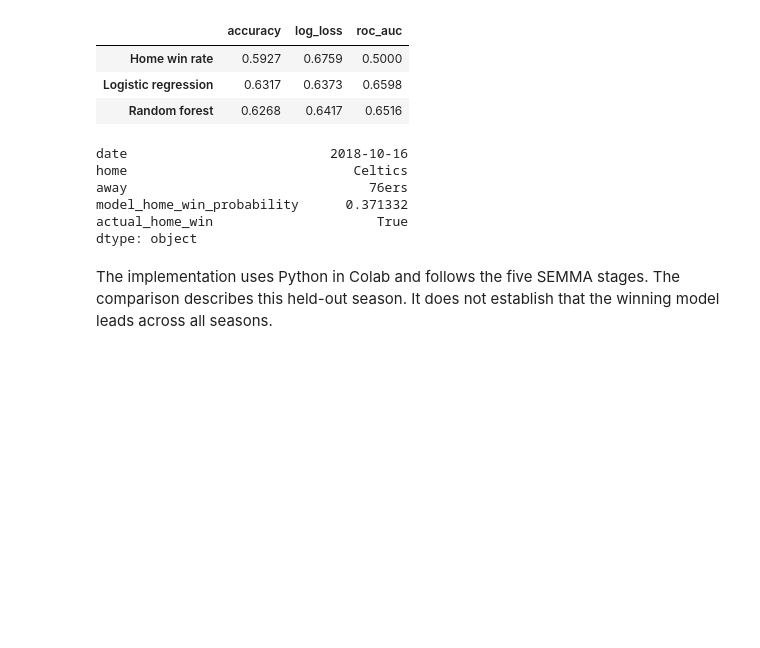
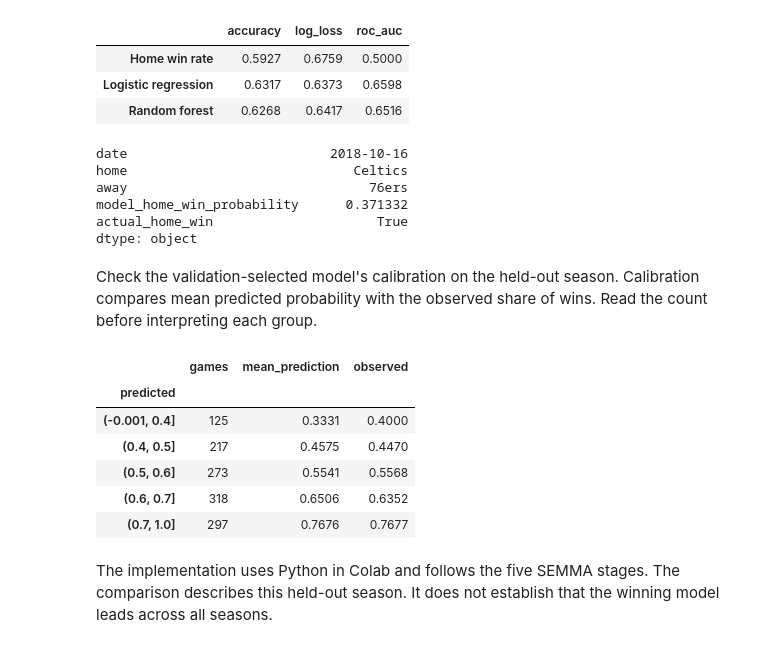
Before and after one commit to isaackimmi/cmpe255-data-mining-process, a Jupyter notebook: semma-nba/notebook.ipynb, the cells around one changed output. Cells and saved outputs as stored; diff of their text form; code cells hidden in the pictures; blank space fills up the shorter version.

```diff
--- a/semma-nba/notebook.ipynb
+++ b/semma-nba/notebook.ipynb
@@ -242,5 +294,20 @@ away                               76ers
 model_home_win_probability      0.371332
 actual_home_win                     True
 dtype: object
+# %% [markdown]
+Check the validation-selected model's calibration on the held-out season. Calibration compares mean predicted probability with the observed share of wins. Read the count before interpreting each group.
+# %%
+assessment_probability = models[selected].predict_proba(test[FEATURES])[:, 1]
+calibration = pd.DataFrame({"predicted": assessment_probability, "home_won": test[target].to_numpy()})
+bins = pd.cut(calibration.predicted, [0, .4, .5, .6, .7, 1], include_lowest=True)
+display(calibration.groupby(bins, observed=True).agg(games=("home_won", "size"), mean_prediction=("predicted", "mean"), observed=("home_won", "mean")).round(4))
+# %% [output]
+|  | games | mean_prediction | observed |
+| predicted |  |  |  |
+| (-0.001, 0.4] | 125 | 0.3331 | 0.4000 |
+| (0.4, 0.5] | 217 | 0.4575 | 0.4470 |
+| (0.5, 0.6] | 273 | 0.5541 | 0.5568 |
+| (0.6, 0.7] | 318 | 0.6506 | 0.6352 |
+| (0.7, 1.0] | 297 | 0.7676 | 0.7677 |
 # %% [markdown]
 The implementation uses Python in Colab and follows the five SEMMA stages. The comparison describes this held-out season. It does not establish that the winning model leads across all seasons.
```
Also changed, not shown: parts of 4 cells of this notebook, 5 other files.
